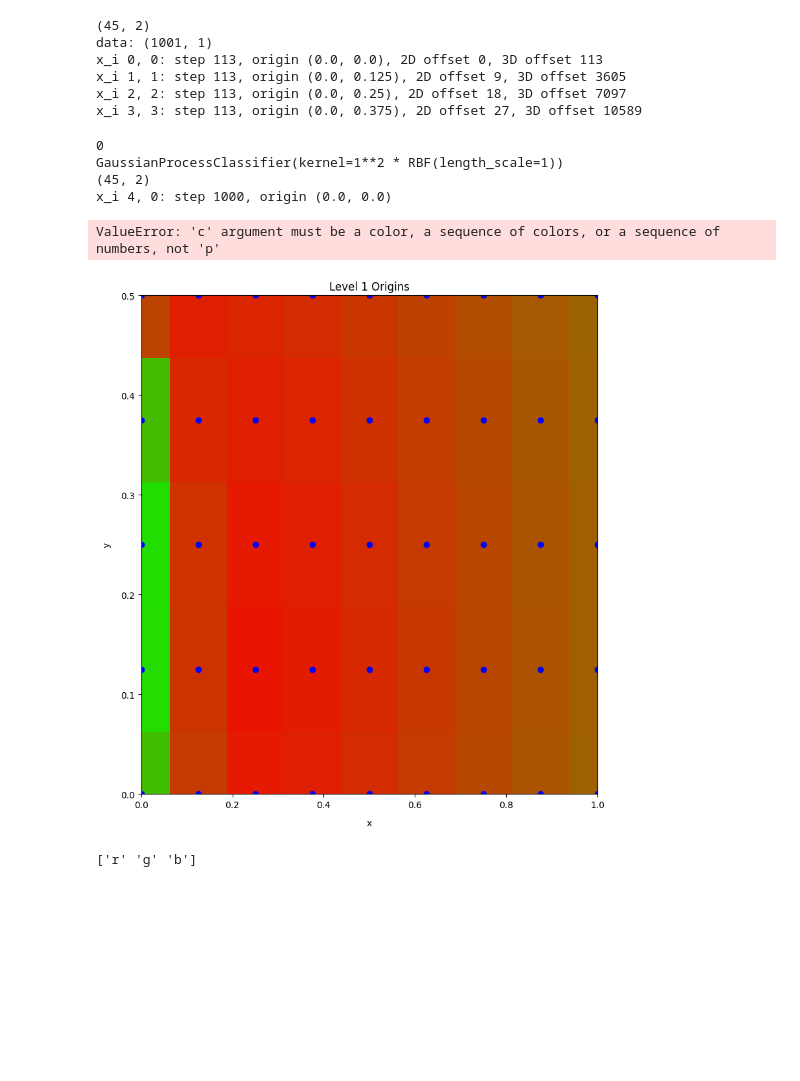
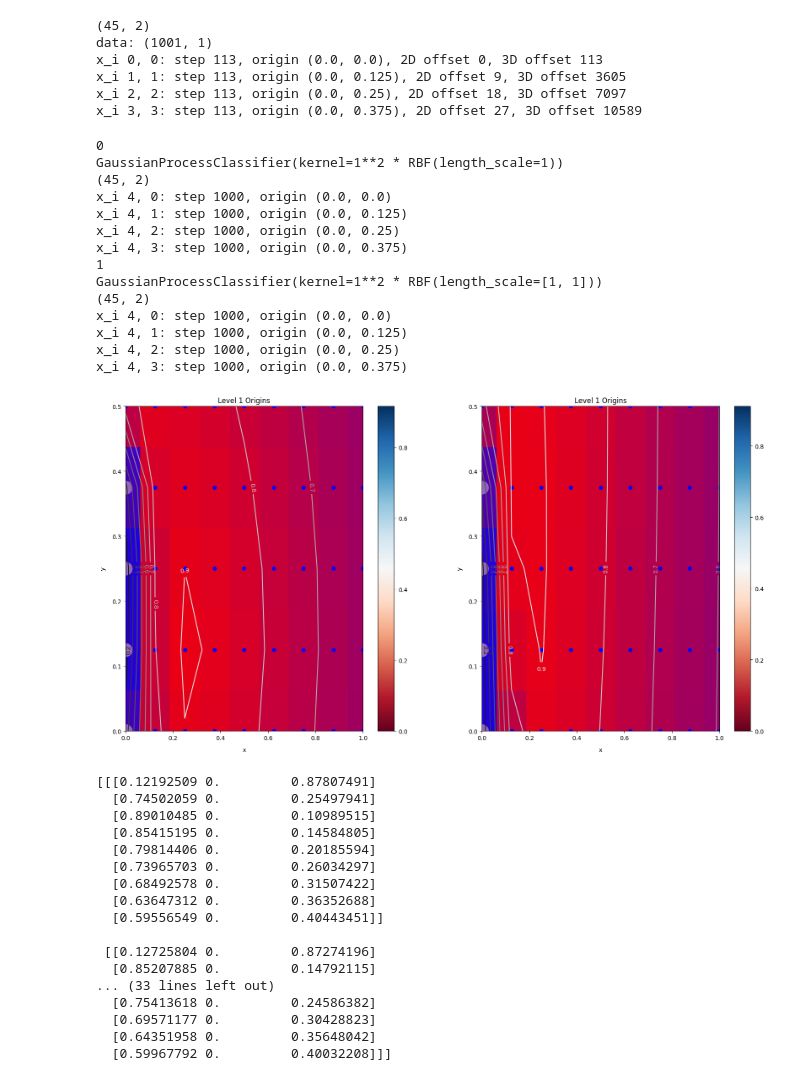
Before and after one commit to cpaolini/EBAMRINS, a Jupyter notebook: gpr.ipynb, the cells around one changed output. Saved outputs shown, nothing was run; the diff lists cells and outputs as text; code cells hidden in the pictures; blank space fills up the shorter version.

```diff
--- a/gpr.ipynb
+++ b/gpr.ipynb
@@ -604,6 +604,9 @@ for k, clf in enumerate((gpc_rbf_isotropic, gpc_rbf_anisotropic)):
 
     #ZZ = np.append(Z,pad,axis=2)
     ZZ = np.dstack((Z,pad))
+    ZZ[:,:,[2,1]] =  ZZ[:,:,[1,2]]
+
+
 
     #print(f'ZZ: {ZZ.shape}')
 
@@ -614,55 +617,63 @@ for k, clf in enumerate((gpc_rbf_isotropic, gpc_rbf_anisotropic)):
     plt.ylabel("y",labelpad=10)
     plt.title(f"Level 1 Origins")
     #plt.grid(True)
     plt.xlim(x_min, x_max)
     plt.ylim(y_min, y_max)
     major_ticks = np.arange(x_min, x_max+h, h)
     ax.set_xticks(major_ticks)
     ax.set_yticks(major_ticks)
     ax.grid(which='both')
 
 
 
     # pcolormesh needs the pixel edges for x and y
     # and with default flat shading, Z needs to be evaluated at the pixel center
-    plot = plt.pcolormesh(xx, yy, ZZ, cmap='RdGy', shading='nearest')
+    plot = plt.pcolormesh(xx, yy, ZZ, cmap='RdBu', shading='nearest')
     plt.scatter(xx,yy, color = 'blue')
     ax.grid(color='b', linestyle='-', linewidth=2, alpha=0.9)
     for origin in range(A.shape[0]):
         print(f'x_i {i}, {origin}: step {step}, origin ({A[origin,0]}, {A[origin,1]})')
-        plt.scatter(A[origin,0], A[origin,1], c="tab:purple", marker='o', s=500)
+        plt.scatter(A[origin,0], A[origin,1], c="g", marker='o', s=500)
     # contour needs the centers
     cset = plt.contour(xx, yy, Z[:,:,0], cmap='gray')
     plt.clabel(cset, inline=True)
 
     plt.colorbar(plot)
 
-
-
-
-'''
-    for i in range(xx.shape[0]):
-        for j in range(xx.shape[1]):
-            offset2 = j * xx.shape[1] + i
-            print(f'offset {offset2}, i = {i}, j = {j}')
-            c=np.array(["r", "g", "b"])[Z[offset2,:]]
-            plt.scatter(i*h, j*h, c, edgecolors=(0, 0, 0))
-    #for j in range(Z.shape[0]):
-        # offset2 = int(A[origin,1]/h * cols + A[origin,0]/h)
-
-    #    plt.scatter(X[:, 0], X[:, 1], c=np.array(["r", "g", "b"])[y], edgecolors=(0, 0, 0))
-'''
-
 plt.show()
 # %% [output]
 0
 GaussianProcessClassifier(kernel=1**2 * RBF(length_scale=1))
 (45, 2)
 x_i 4, 0: step 1000, origin (0.0, 0.0)
+x_i 4, 1: step 1000, origin (0.0, 0.125)
+x_i 4, 2: step 1000, origin (0.0, 0.25)
+x_i 4, 3: step 1000, origin (0.0, 0.375)
+1
+GaussianProcessClassifier(kernel=1**2 * RBF(length_scale=[1, 1]))
+(45, 2)
+x_i 4, 0: step 1000, origin (0.0, 0.0)
+x_i 4, 1: step 1000, origin (0.0, 0.125)
+x_i 4, 2: step 1000, origin (0.0, 0.25)
+x_i 4, 3: step 1000, origin (0.0, 0.375)
-ValueError: 'c' argument must be a color, a sequence of colors, or a sequence of numbers, not 'p'
-[figure, old version]
+[figure, new version]
-# %%
-c=np.array(["r", "g", "b"])
-print(c)
-# %% [output]
-['r' 'g' 'b']
+# %%
+print(ZZ)
+# %% [output]
+[[[0.12192509 0.         0.87807491]
+  [0.74502059 0.         0.25497941]
+  [0.89010485 0.         0.10989515]
+  [0.85415195 0.         0.14584805]
+  [0.79814406 0.         0.20185594]
+  [0.73965703 0.         0.26034297]
+  [0.68492578 0.         0.31507422]
+  [0.63647312 0.         0.36352688]
+  [0.59556549 0.         0.40443451]]
+
+ [[0.12725804 0.         0.87274196]
+  [0.85207885 0.         0.14792115]
+... (33 lines left out)
+  [0.75413618 0.         0.24586382]
+  [0.69571177 0.         0.30428823]
+  [0.64351958 0.         0.35648042]
+  [0.59967792 0.         0.40032208]]]
```
Also changed, not shown: 1 other file.
